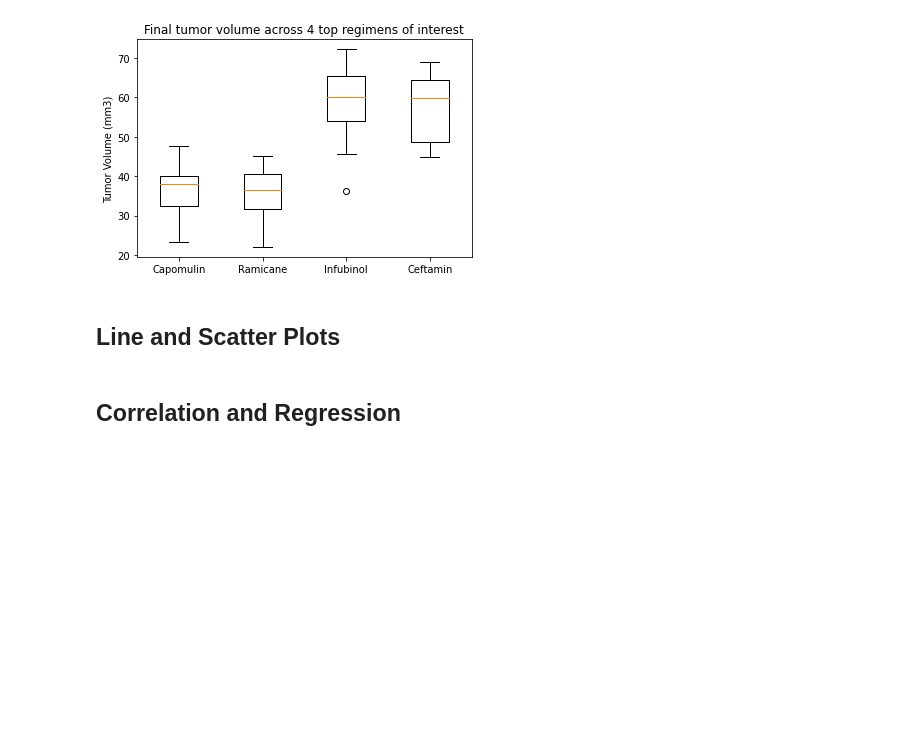
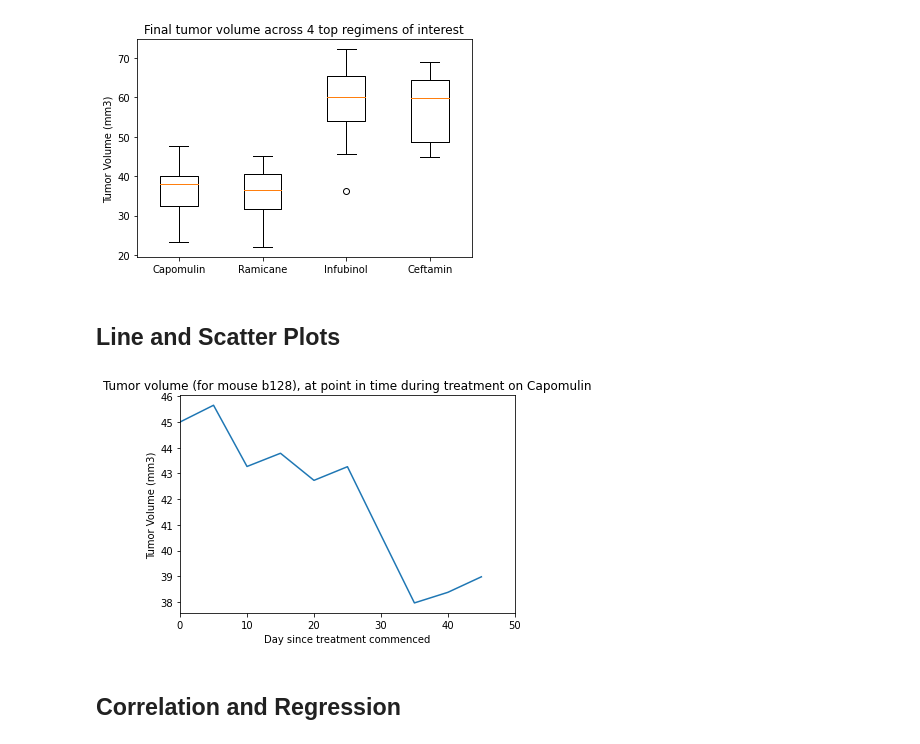
Before and after one commit to chiron-chiron/matplotlib-challenge, a Jupyter notebook: pymaceuticals_starter.ipynb, the cells around one changed output. Saved outputs shown, nothing was run; the diff lists cells and outputs as text; code cells hidden in the pictures; blank space fills up the shorter version.

Commit message:
Line done
Scatter commencing

```diff
--- a/pymaceuticals_starter.ipynb
+++ b/pymaceuticals_starter.ipynb
@@ -577,3 +573,27 @@ plt.show()
+# %%
+## Generate a line plot of time point versus tumor volume for a mouse treated with Capomulin
+
+# time point vs. volume, for 1 mouse, on Capomulin
+# from dataframe capo, I select mouse b128
+mouse_b128 = combined_df.loc[(combined_df["Mouse ID"] == "b128")]   #Note data correctly acsending.
+mouse_b128_timepoint = mouse_b128["Timepoint"]
+mouse_b128_tumvol = mouse_b128["Tumor Volume (mm3)"]
+
+x_axis = mouse_b128_timepoint
+y_axis = mouse_b128_tumvol
+
+plt.plot(x_axis, y_axis)
+plt.title("Tumor volume (for mouse b128), at point in time during treatment on Capomulin")
+plt.xlabel("Day since treatment commenced")
+plt.ylabel("Tumor Volume (mm3)")
+
+plt.xlim(0,50)
+
+plt.show()
+
+# combined_df
+# %% [output]
+[figure, added]
 # %%
 ## Generate a scatter plot of mouse weight versus average tumor volume for the Capomulin regimen
 # %% [markdown]
```
Also changed, not shown: parts of 1 cell of this notebook.
